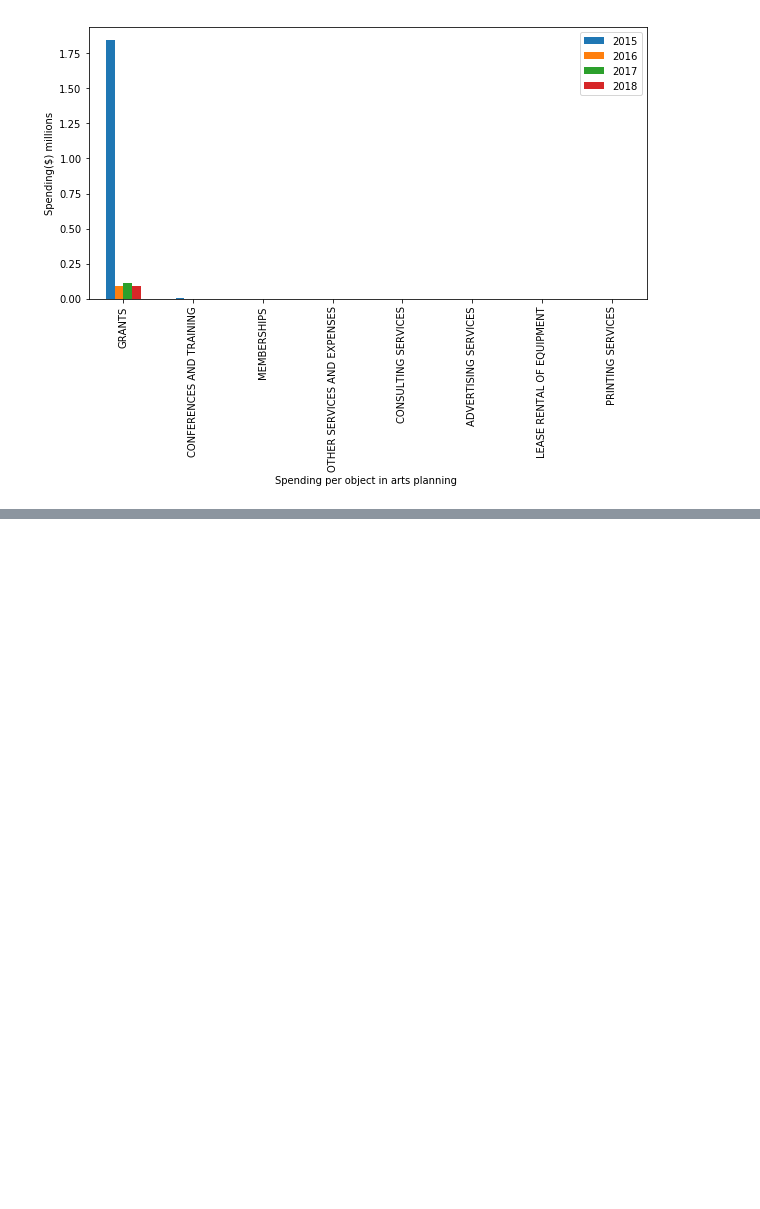
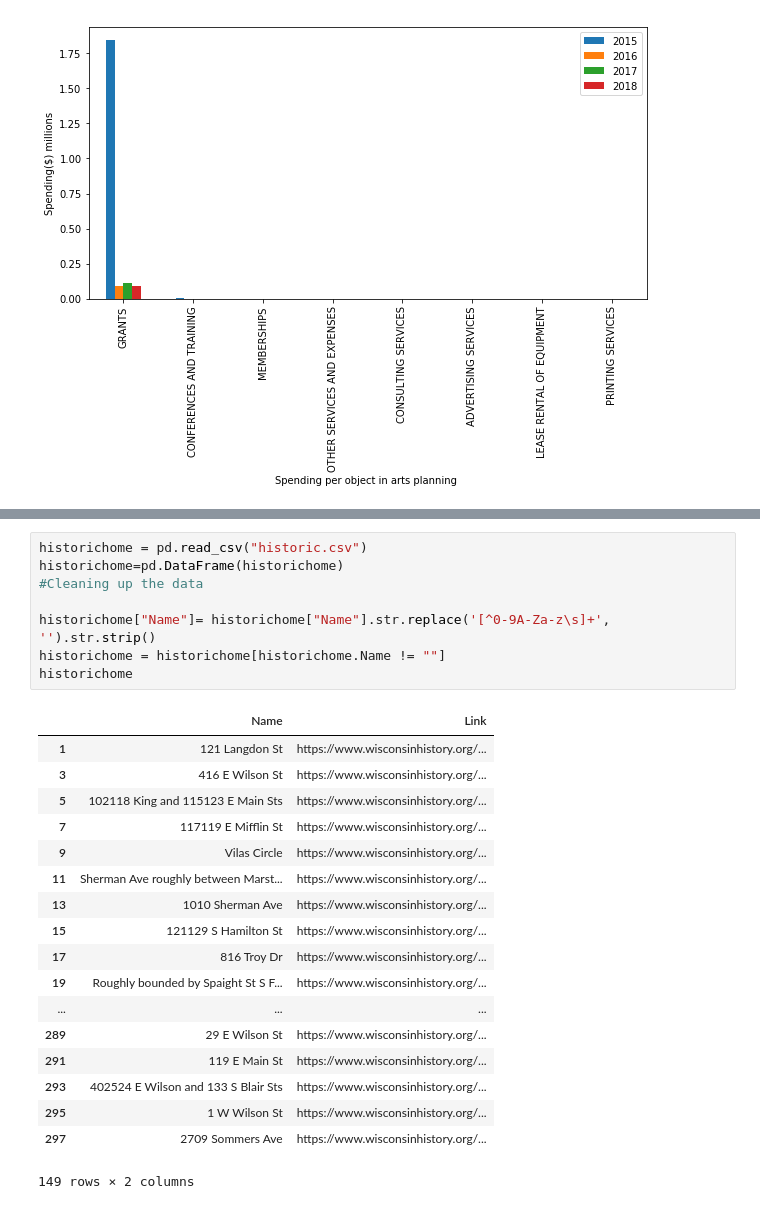
Before and after one commit to tylerharter/s19-city-t2, a Jupyter notebook: plan/Planarts.ipynb, the cells around one changed output, grey strips where cells are left out. Cells and saved outputs as stored; diff of their text form; blank space fills up the shorter version.

```diff
--- a/plan/Planarts.ipynb
+++ b/plan/Planarts.ipynb
@@ -520,0 +841,27 @@ Text(0.5, 0, 'Spending per object in arts planning ')
+# %%
+historichome = pd.read_csv("historic.csv")
+historichome=pd.DataFrame(historichome)
+#Cleaning up the data
+
+historichome["Name"]= historichome["Name"].str.replace('[^0-9A-Za-z\s]+', '').str.strip()
+historichome = historichome[historichome.Name != ""]
+historichome
+# %% [output]
+|  | Name | Link |
+| 1 | 121 Langdon St | https://www.wisconsinhistory.org/... |
+| 3 | 416 E Wilson St | https://www.wisconsinhistory.org/... |
+| 5 | 102118 King and 115123 E Main Sts | https://www.wisconsinhistory.org/... |
+| 7 | 117119 E Mifflin St | https://www.wisconsinhistory.org/... |
+| 9 | Vilas Circle | https://www.wisconsinhistory.org/... |
+| 11 | Sherman Ave roughly between Marst... | https://www.wisconsinhistory.org/... |
+| 13 | 1010 Sherman Ave | https://www.wisconsinhistory.org/... |
+| 15 | 121129 S Hamilton St | https://www.wisconsinhistory.org/... |
+| 17 | 816 Troy Dr | https://www.wisconsinhistory.org/... |
+| 19 | Roughly bounded by Spaight St S F... | https://www.wisconsinhistory.org/... |
+| ... | ... | ... |
+| 289 | 29 E Wilson St | https://www.wisconsinhistory.org/... |
+| 291 | 119 E Main St | https://www.wisconsinhistory.org/... |
+| 293 | 402524 E Wilson and 133 S Blair Sts | https://www.wisconsinhistory.org/... |
+| 295 | 1 W Wilson St | https://www.wisconsinhistory.org/... |
+| 297 | 2709 Sommers Ave | https://www.wisconsinhistory.org/... |
+149 rows × 2 columns
```
Also changed, not shown: parts of 22 cells of this notebook, 1 other file.
